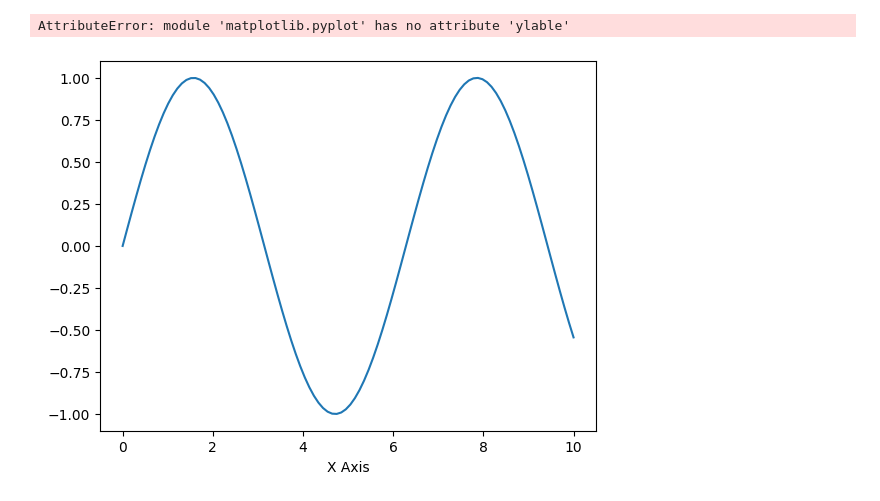
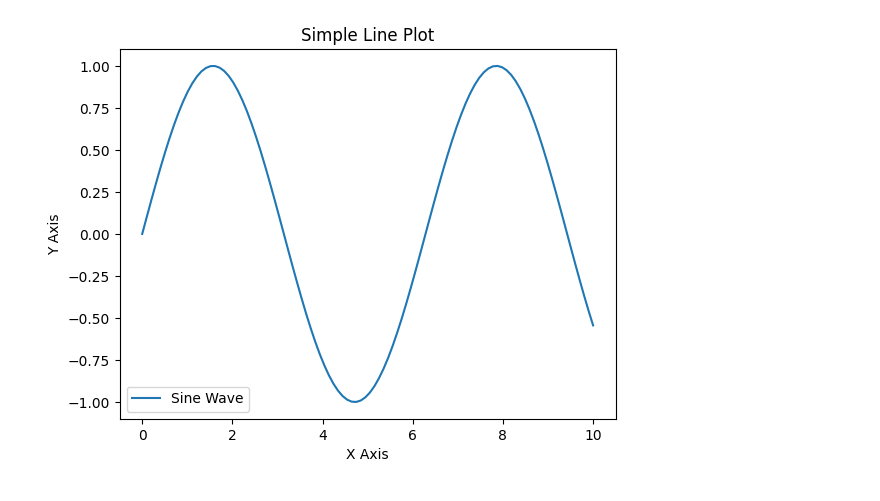
Before and after one commit to Sangeethapriya89/datascience-dv-, a Jupyter notebook: Copy_of_sangeethapriya_py.ipynb, the cells around one changed output. Saved outputs shown, nothing was run; the diff lists cells and outputs as text; code cells hidden in the pictures.

```diff
--- a/Copy_of_sangeethapriya_py.ipynb
+++ b/Copy_of_sangeethapriya_py.ipynb
@@ -3,15 +3,14 @@
 # %%
 import matplotlib.pyplot as plt
 import numpy as np
 
 x=np.linspace(0,10,100)
 y=np.sin(x)
 plt.plot(x,y,label="Sine Wave")
 plt.xlabel("X Axis")
-plt.ylable("Y Axis")
+plt.ylabel("Y Axis")
 plt.title("Simple Line Plot")
 plt.legend()
 plt.show()
 # %% [output]
-AttributeError: module 'matplotlib.pyplot' has no attribute 'ylable'
-[figure, old version]
+[figure, new version]
```
Also changed, not shown: parts of 3 cells of this notebook.
